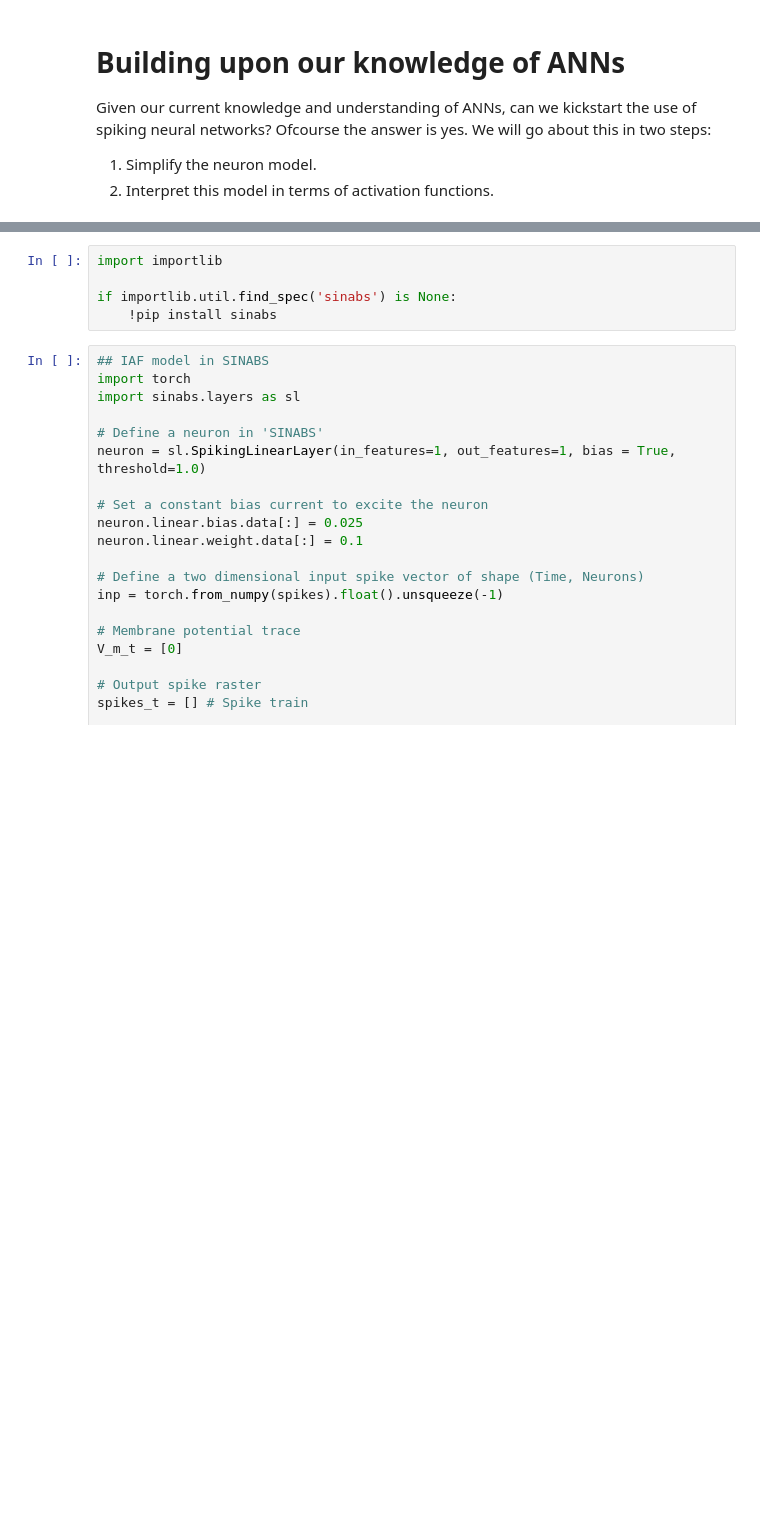
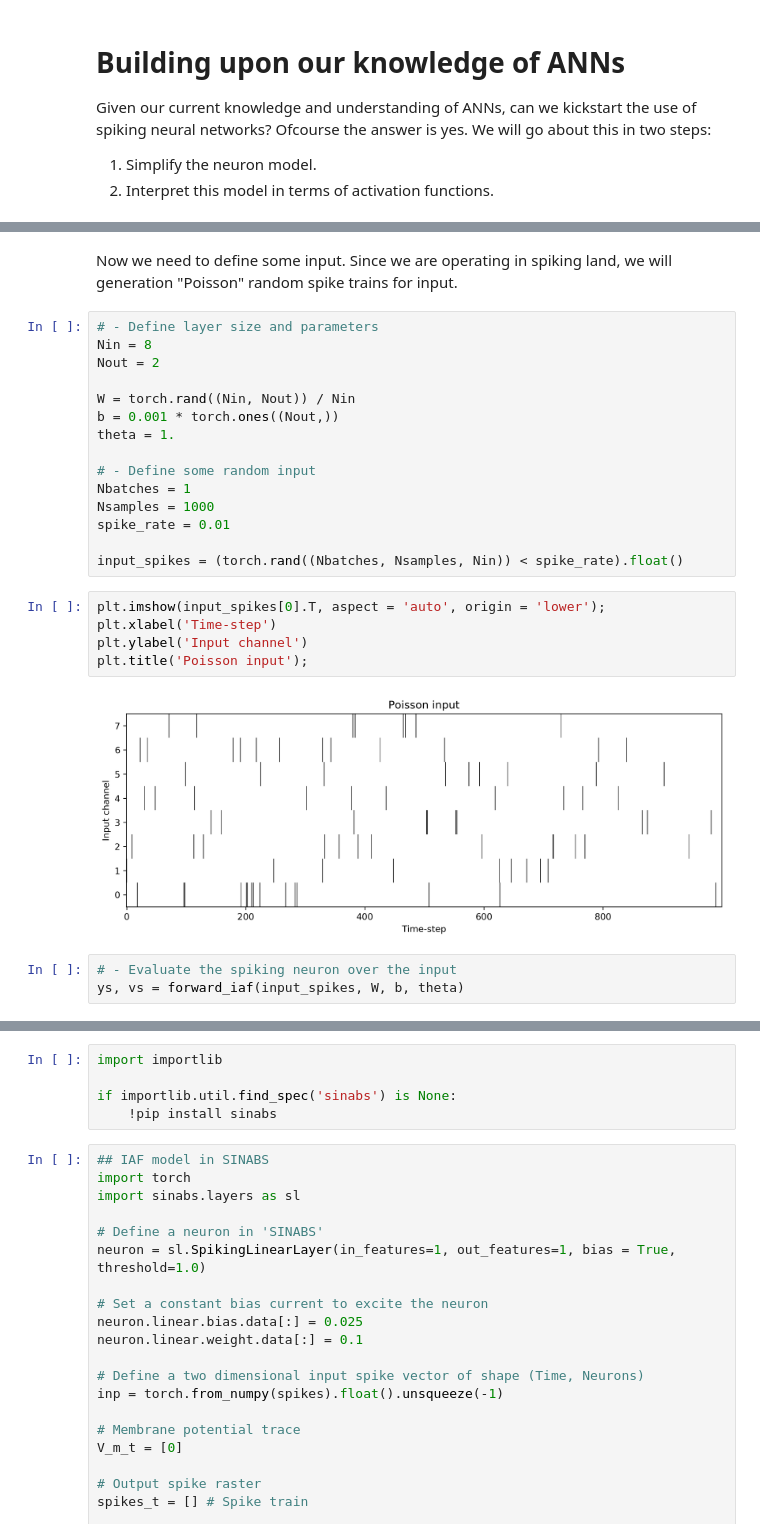
Before and after one commit to synsense/snn-workshop-amld-2022, a Jupyter notebook: 1. Introduction to SNNs/1_IntroToSNNs.ipynb, the cells around one changed output, grey strips where cells are left out. Drawn from its saved outputs; the diff is of its cells as text; blank space fills up the shorter version.

```diff
--- a/1. Introduction to SNNs/1_IntroToSNNs.ipynb
+++ b/1. Introduction to SNNs/1_IntroToSNNs.ipynb
@@ -78,0 +153,27 @@ Given our current knowledge and understanding of ANNs, can we kickstart the use
+# %% [markdown]
+Now we need to define some input. Since we are operating in spiking land, we will generation "Poisson" random spike trains for input.
+# %%
+# - Define layer size and parameters
+Nin = 8
+Nout = 2
+
+W = torch.rand((Nin, Nout)) / Nin
+b = 0.001 * torch.ones((Nout,))
+theta = 1.
+
+# - Define some random input
+Nbatches = 1
+Nsamples = 1000
+spike_rate = 0.01
+
+input_spikes = (torch.rand((Nbatches, Nsamples, Nin)) < spike_rate).float()
+# %%
+plt.imshow(input_spikes[0].T, aspect = 'auto', origin = 'lower');
+plt.xlabel('Time-step')
+plt.ylabel('Input channel')
+plt.title('Poisson input');
+# %% [output]
+[figure, added]
+# %%
+# - Evaluate the spiking neuron over the input
+ys, vs = forward_iaf(input_spikes, W, b, theta)
```
Also changed, not shown: parts of 28 cells of this notebook.
